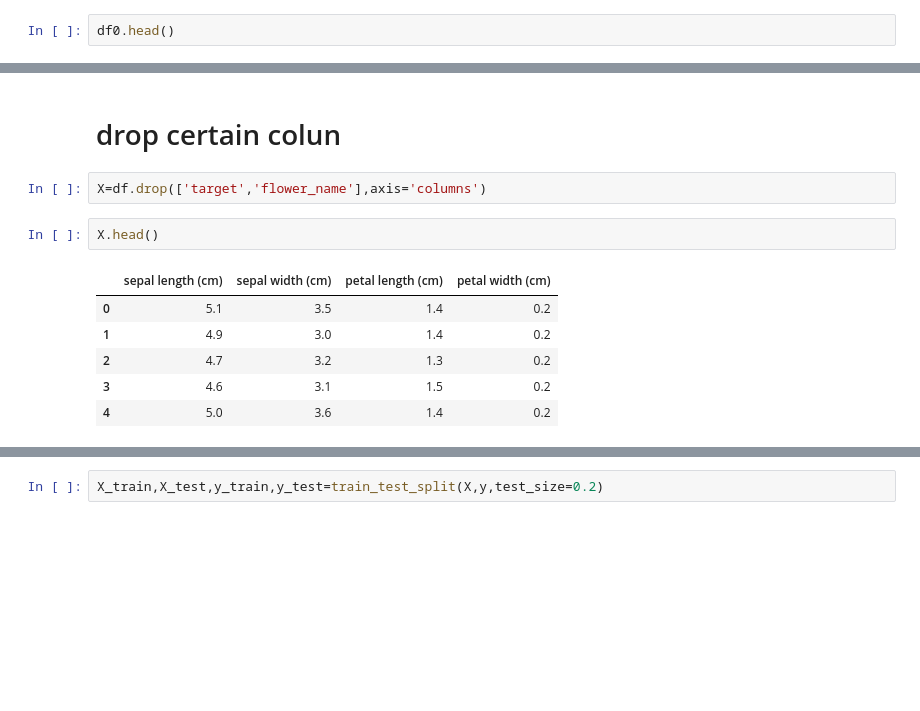
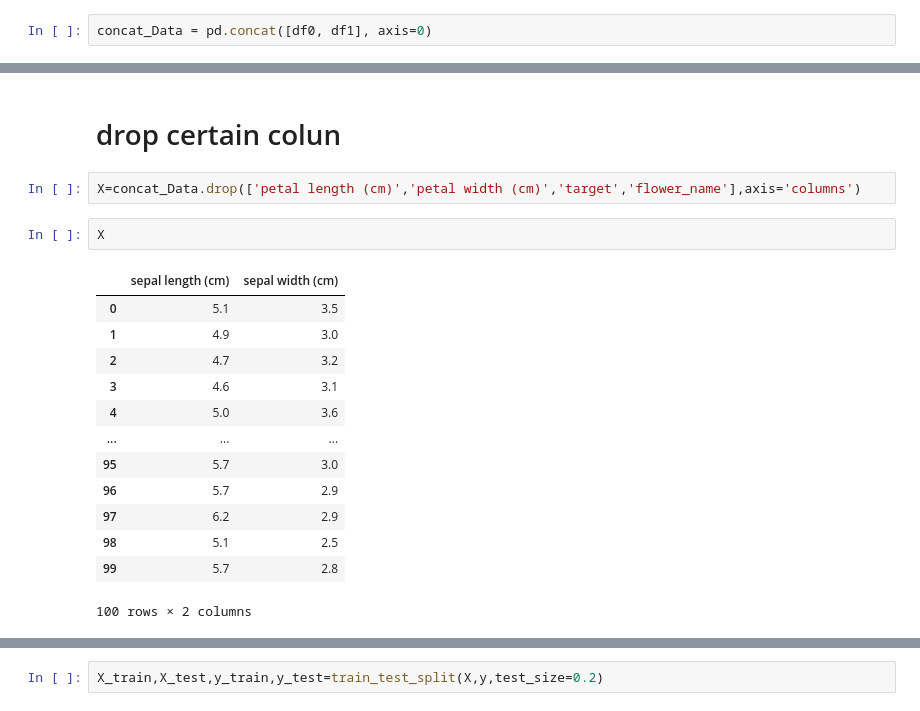
Before and after one commit to asif2305/ML, a Jupyter notebook: 4_Support vector machine/SVM.ipynb, the cells around one changed output, grey strips where cells are left out. Drawn from its saved outputs; the diff is of its cells as text; blank space fills up the shorter version.

```diff
--- a/4_Support vector machine/SVM.ipynb
+++ b/4_Support vector machine/SVM.ipynb
@@ -91,4 +84,4 @@ df0=df[df.target==0]
 df1=df[df.target==1]
 df2=df[df.target==2]
 # %%
-df0.head()
+concat_Data = pd.concat([df0, df1], axis=0)
@@ -140,14 +124,21 @@ from sklearn.model_selection import train_test_split
 # %% [markdown]
 # drop certain colun
 # %%
-X=df.drop(['target','flower_name'],axis='columns')
+X=concat_Data.drop(['petal length (cm)','petal width (cm)','target','flower_name'],axis='columns')
 # %%
-X.head()
+X
 # %% [output]
-|  | sepal length (cm) | sepal width (cm) | petal length (cm) | petal width (cm) |
-| 0 | 5.1 | 3.5 | 1.4 | 0.2 |
-| 1 | 4.9 | 3.0 | 1.4 | 0.2 |
-| 2 | 4.7 | 3.2 | 1.3 | 0.2 |
-| 3 | 4.6 | 3.1 | 1.5 | 0.2 |
-| 4 | 5.0 | 3.6 | 1.4 | 0.2 |
+|  | sepal length (cm) | sepal width (cm) |
+| 0 | 5.1 | 3.5 |
+| 1 | 4.9 | 3.0 |
+| 2 | 4.7 | 3.2 |
+| 3 | 4.6 | 3.1 |
+| 4 | 5.0 | 3.6 |
+| ... | ... | ... |
+| 95 | 5.7 | 3.0 |
+| 96 | 5.7 | 2.9 |
+| 97 | 6.2 | 2.9 |
+| 98 | 5.1 | 2.5 |
+| 99 | 5.7 | 2.8 |
+100 rows × 2 columns
 # %%
```
Also changed, not shown: parts of 18 cells of this notebook.
